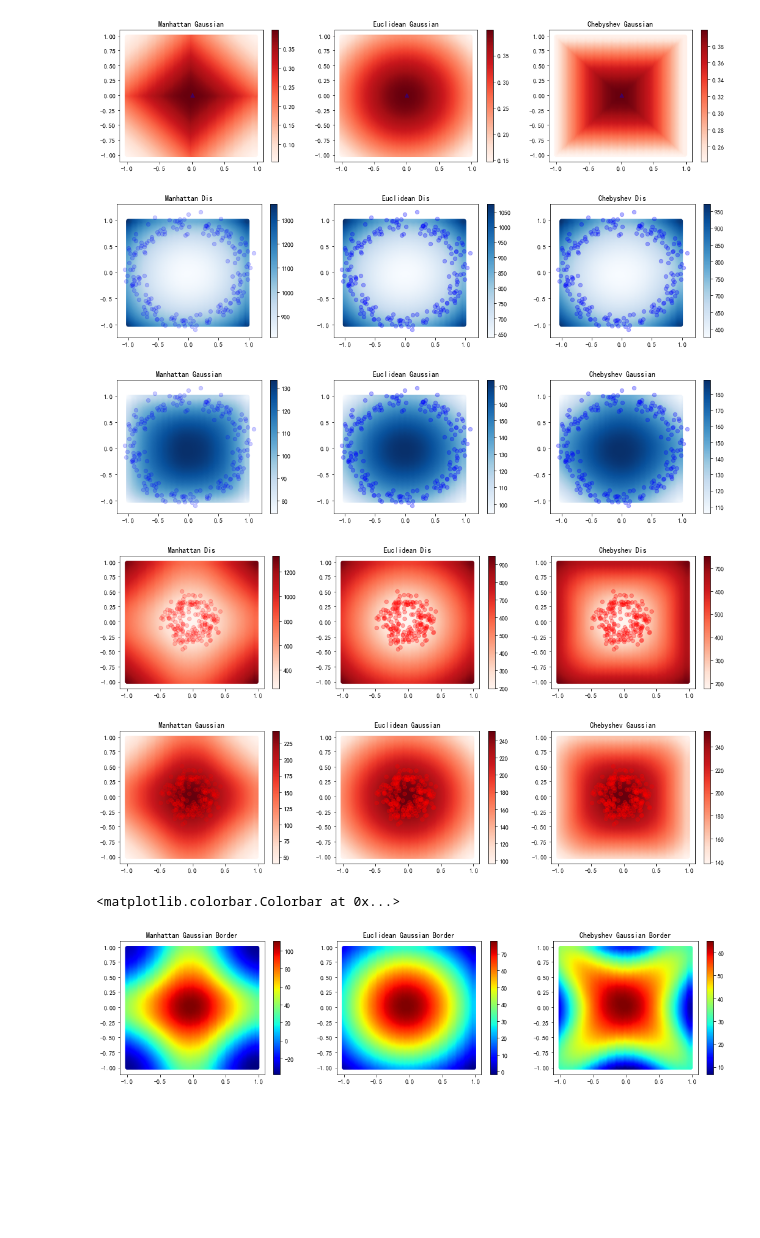
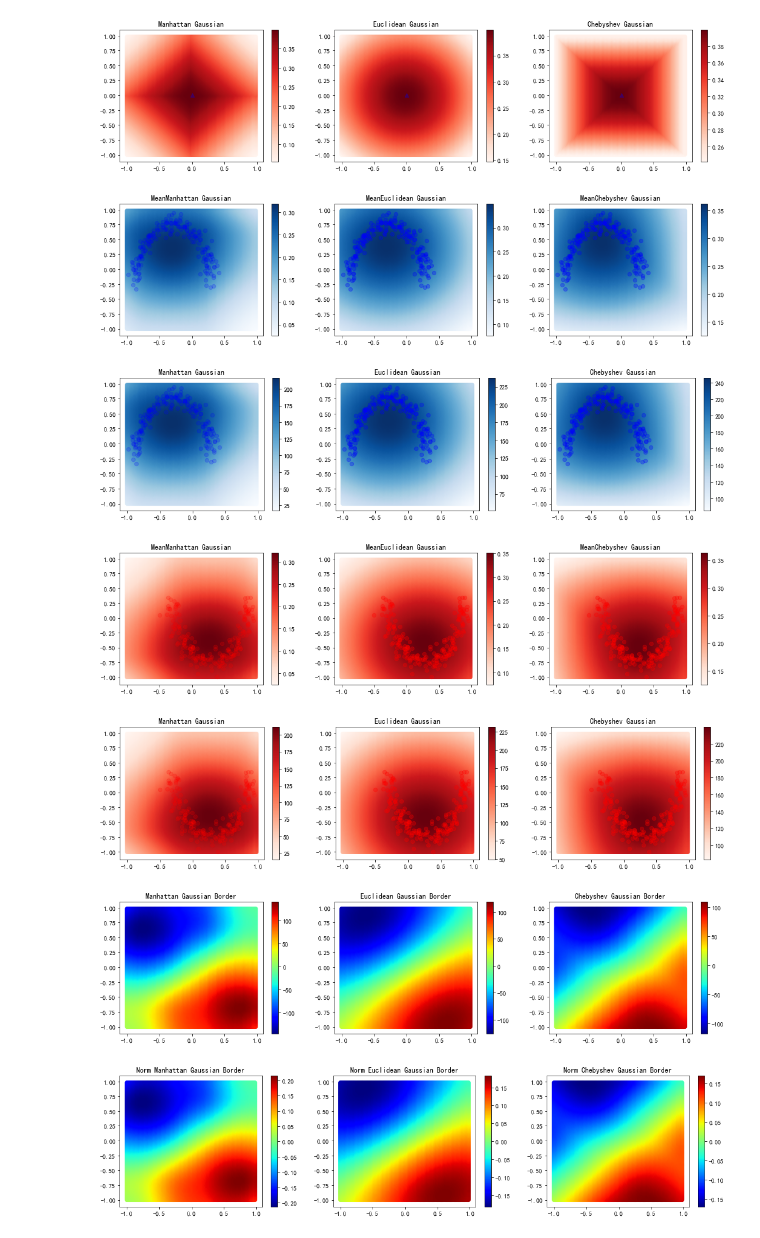
Before and after one commit to XuPenglei/Learn-Something-From-Tang, a Jupyter notebook: 空间内插/KNN学习.ipynb, the cells around one changed output. Saved outputs shown, nothing was run; the diff lists cells and outputs as text; code cells hidden in the pictures; blank space fills up the shorter version.

```diff
--- a/空间内插/KNN学习.ipynb
+++ b/空间内插/KNN学习.ipynb
@@ -22,8 +22,8 @@ matplotlib.rcParams['axes.unicode_minus'] = False
 np.random.seed(123)
 
 #生成样本
-X,y= datasets.make_circles(n_samples = 2000, factor=0.3, noise=.1)
-# X,y = datasets.make_moons(n_samples=2000, noise=.1)
+# X,y= datasets.make_circles(n_samples = 2000, factor=0.3, noise=.2)
+X,y = datasets.make_moons(n_samples=2000, noise=.1)
 # X,y = datasets.make_gaussian_quantiles(n_classes=2,n_samples=2000)
 
 #划分训练集和测试集
@@ -157,14 +157,18 @@ def draw_X_gaussian(X,cmap='Oranges',Normlization = False,dis_return=False):
     ax2.scatter(*X[:200].T,s=40, alpha=0.3, marker='o',c=c_p)
     cm3 = ax3.scatter(*p.T,c=p_F_ch_sum,cmap =cmap)
     ax3.scatter(*X[:200].T,s=40, alpha=0.3, marker='o',c=c_p)
+    if Normlization:
+        t_t = 'Mean'
+    else:
+        t_t = ''
     if dis_return:
-        ax1.set_title('Manhattan Dis')
-        ax2.set_title('Euclidean Dis')
-        ax3.set_title('Chebyshev Dis')
+        ax1.set_title(t_t+'Manhattan Dis')
+        ax2.set_title(t_t+'Euclidean Dis')
+        ax3.set_title(t_t+'Chebyshev Dis')
     else:
-        ax1.set_title('Manhattan Gaussian')
-        ax2.set_title('Euclidean Gaussian')
-        ax3.set_title('Chebyshev Gaussian')
+        ax1.set_title(t_t+'Manhattan Gaussian')
+        ax2.set_title(t_t+'Euclidean Gaussian')
+        ax3.set_title(t_t+'Chebyshev Gaussian')
     plt.colorbar(cm1,ax=ax1)
     plt.colorbar(cm2,ax=ax2)
     plt.colorbar(cm3,ax=ax3)
@@ -177,39 +181,44 @@ X_T = X[T_ind]
 y_T = y[T_ind]
 
 # 划分分类边界
-draw_X_gaussian(X_F,cmap='Blues',dis_return=True)
+# draw_X_gaussian(X_F,cmap='Blues',dis_return=True)
+X_F_ma_mean,X_F_eu_mean,X_F_ch_mean = draw_X_gaussian(X_F,cmap='Blues',Normlization=True)
 X_F_ma,X_F_eu,X_F_ch = draw_X_gaussian(X_F,cmap='Blues')
-draw_X_gaussian(X_T,cmap='Reds',dis_return=True)
+# draw_X_gaussian(X_T,cmap='Reds',dis_return=True)
+X_T_ma_mean,X_T_eu_mean,X_T_ch_mean = draw_X_gaussian(X_T,cmap='Reds',Normlization=True)
 X_T_ma,X_T_eu,X_T_ch =draw_X_gaussian(X_T,cmap='Reds')
 # %% [output]
-[figure, old version]
+[figure, new version]
-[figure, old version]
+[figure, new version]
-[figure, old version]
+[figure, new version]
-[figure, old version]
+[figure, new version]
 # %%
-X_ma_P = X_T_ma - X_F_ma
-X_eu_P = X_T_eu - X_F_eu
-X_ch_P = X_T_ch - X_F_ch
-X_ma_border = np.where(X_ma_P==0)
-X_eu_border = np.where(X_eu_P==0)
-X_ch_border = np.where(X_ch_P==0)
+def draw_border(X_ma,X_eu,X_ch,title=''):
+    X_ma_P = X_ma[0] - X_ma[1]
+    X_eu_P = X_eu[0] - X_eu[1]
+    X_ch_P = X_ch[0] - X_ch[1]
+    X_ma_border = np.where(X_ma_P==0)
+    X_eu_border = np.where(X_eu_P==0)
+    X_ch_border = np.where(X_ch_P==0)
 
-fig,(ax1,ax2,ax3) = plt.subplots(1,3,figsize=(18,4))
-cm1 = ax1.scatter(*p.T,c=X_ma_P,cmap='jet')
-ax1.scatter(*p[X_ma_border].T,c='k')
-ax1.set_title('Manhattan Gaussian Border')
-cm2 = ax2.scatter(*p.T,c=X_eu_P,cmap ='jet')
-ax2.scatter(*p[X_eu_border].T,c='k')
-ax2.set_title('Euclidean Gaussian Border')
-cm3 = ax3.scatter(*p.T,c=X_ch_P,cmap ='jet')
-ax3.scatter(*p[X_ch_border].T,c='k')
-ax3.set_title('Chebyshev Gaussian Border')
-cbar = plt.colorbar(cm1,ax=ax1)
-plt.colorbar(cm2,ax=ax2)
-plt.colorbar(cm3,ax=ax3)
+    fig,(ax1,ax2,ax3) = plt.subplots(1,3,figsize=(18,4))
+    cm1 = ax1.scatter(*p.T,c=X_ma_P,cmap='jet')
+    ax1.scatter(*p[X_ma_border].T,c='k')
+    ax1.set_title(title+'Manhattan Gaussian Border')
+    cm2 = ax2.scatter(*p.T,c=X_eu_P,cmap ='jet')
+    ax2.scatter(*p[X_eu_border].T,c='k')
+    ax2.set_title(title+'Euclidean Gaussian Border')
+    cm3 = ax3.scatter(*p.T,c=X_ch_P,cmap ='jet')
+    ax3.scatter(*p[X_ch_border].T,c='k')
+    ax3.set_title(title+'Chebyshev Gaussian Border')
+    cbar = plt.colorbar(cm1,ax=ax1)
+    plt.colorbar(cm2,ax=ax2)
+    plt.colorbar(cm3,ax=ax3)
+draw_border([X_T_ma,X_F_ma],[X_T_eu,X_F_eu],[X_T_ch,X_F_ch])
+draw_border([X_T_ma_mean,X_F_ma_mean],[X_T_eu_mean,X_F_eu_mean],[X_T_ch_mean,X_F_ch_mean],title='Norm ')
 # %% [output]
-<matplotlib.colorbar.Colorbar at 0x...>
-[figure, old version]
+[figure, new version]
+[figure, added]
 # %%
 # 保存点到txt中
 def write2txt(data,txt_name,value=1):
```
Also changed, not shown: parts of 7 cells of this notebook, 18 other files.
